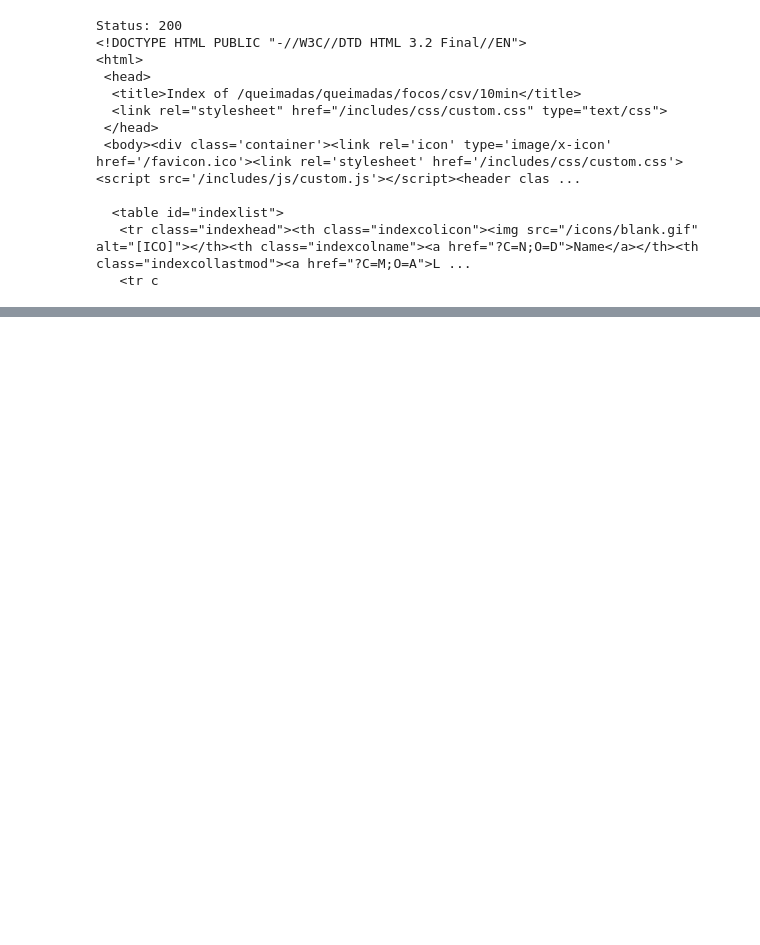
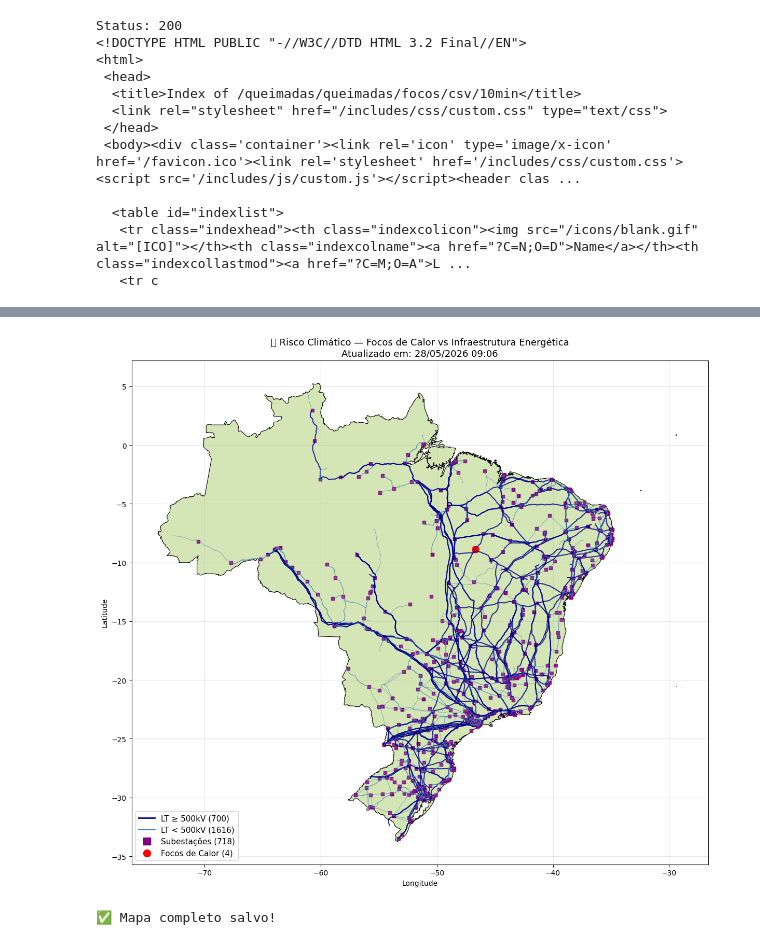
Before and after one commit to CRN27/satenergy, a Jupyter notebook: notebooks/01_coleta_dados.ipynb, the cells around one changed output, grey strips where cells are left out. Saved outputs shown, nothing was run; the diff lists cells and outputs as text; code cells hidden in the pictures; blank space fills up the shorter version.

```diff
--- a/notebooks/01_coleta_dados.ipynb
+++ b/notebooks/01_coleta_dados.ipynb
@@ -358,0 +567,11 @@ Focos dentro do Brasil: 72
+# %%
+# Lendo KML direto
+kml_path = "../data/raw/doc.kml"
+
+try:
+    gdf_lt_epe = gpd.read_file(kml_path)
+    print(f"✅ {len(gdf_lt_epe)} registros carregados!")
+    print(f"Colunas: {list(gdf_lt_epe.columns)}")
+    print(gdf_lt_epe.head(3))
+except Exception as e:
+    print(f"Erro: {e}")
@@ -358,0 +596,53 @@ Focos dentro do Brasil: 72
+# %%
+# Convertendo tensão para número
+gdf_lt_epe["Tens__o__kV_"] = pd.to_numeric(gdf_lt_epe["Tens__o__kV_"], errors="coerce")
+
+# Mapa completo com linhas de transmissão reais da EPE
+import matplotlib.lines as mlines
+from datetime import datetime
+
+# Calculando centroides das subestações
+gdfs["Subestações"]["centroide"] = gdfs["Subestações"].geometry.centroid
+gdf_sub_centroides = gpd.GeoDataFrame(gdfs["Subestações"], geometry="centroide", crs="EPSG:4326")
+
+agora = datetime.now().strftime("%d/%m/%Y %H:%M")
+
+fig, ax = plt.subplots(figsize=(12, 14))
+
+# Brasil
+brasil.plot(ax=ax, color="#d4e6b5", edgecolor="black", linewidth=0.8)
+
+# Linhas por tensão
+lt_alta = gdf_lt_epe[gdf_lt_epe["Tens__o__kV_"] >= 500]
+lt_media = gdf_lt_epe[gdf_lt_epe["Tens__o__kV_"] < 500]
+
+lt_alta.plot(ax=ax, color="darkblue", linewidth=1.5, alpha=0.8)
+lt_media.plot(ax=ax, color="steelblue", linewidth=0.8, alpha=0.5)
+
+# Subestações
+gdf_sub_centroides.plot(ax=ax, color="purple", markersize=25, alpha=0.8, marker="s")
+
+# Focos de calor
+df_focos_brasil.plot(ax=ax, color="red", markersize=80, alpha=0.9, marker="o")
+
+# Legenda
+legenda = [
+    mlines.Line2D([], [], color="darkblue", linewidth=2, label=f"LT ≥ 500kV ({len(lt_alta)})"),
+    mlines.Line2D([], [], color="steelblue", linewidth=2, label=f"LT < 500kV ({len(lt_media)})"),
+    mlines.Line2D([], [], color="purple", marker="s", markersize=10, linestyle="None", label=f"Subestações ({len(gdf_sub_centroides)})"),
+    mlines.Line2D([], [], color="red", marker="o", markersize=10, linestyle="None", label=f"Focos de Calor ({len(df_focos_brasil)})"),
+]
+
+ax.legend(handles=legenda, fontsize=11, loc="lower left")
+ax.set_title(f"🔥 Risco Climático — Focos de Calor vs Infraestrutura Energética\nAtualizado em: {agora}", fontsize=13)
+ax.set_xlabel("Longitude")
+ax.set_ylabel("Latitude")
+ax.grid(True, alpha=0.3)
+
+plt.tight_layout()
+plt.savefig("../data/processed/mapa_risco_infraestrutura.png", dpi=150)
+plt.show()
+print("✅ Mapa completo salvo!")
+# %% [output]
+[figure, added]
+✅ Mapa completo salvo!
```
Also changed, not shown: parts of 17 cells of this notebook, 5 other files.
